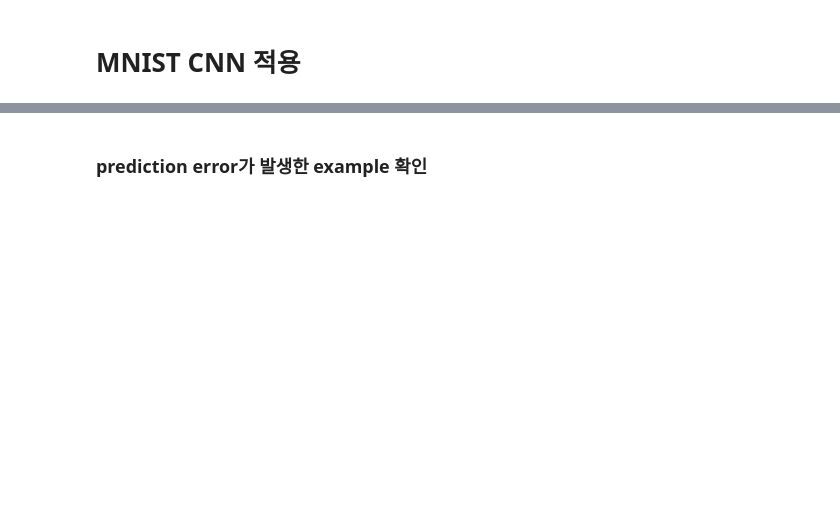
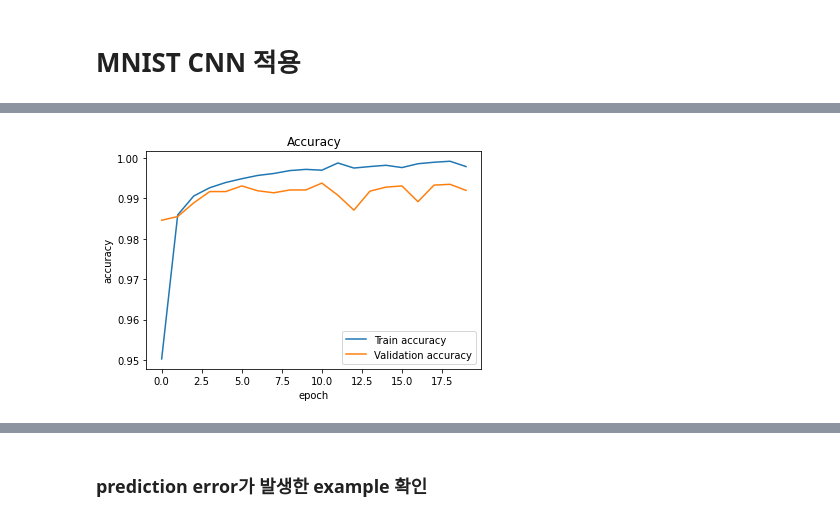
Before and after one commit to purple-cabbage0030/class_review, a Jupyter notebook: 13.deepLearning/07_CNN_MNIST분류_모델저장.ipynb, the cells around one changed output, grey strips where cells are left out. Cells and saved outputs as stored; diff of their text form; code cells hidden in the pictures; blank space fills up the shorter version.

```diff
--- a/13.deepLearning/07_CNN_MNIST분류_모델저장.ipynb
+++ b/13.deepLearning/07_CNN_MNIST분류_모델저장.ipynb
@@ -29,0 +207,4 @@ def plot_accuracy(history):
+# %%
+plot_accuracy(hist)
+# %% [output]
+[figure, added]
```
Also changed, not shown: parts of 51 cells of this notebook.
